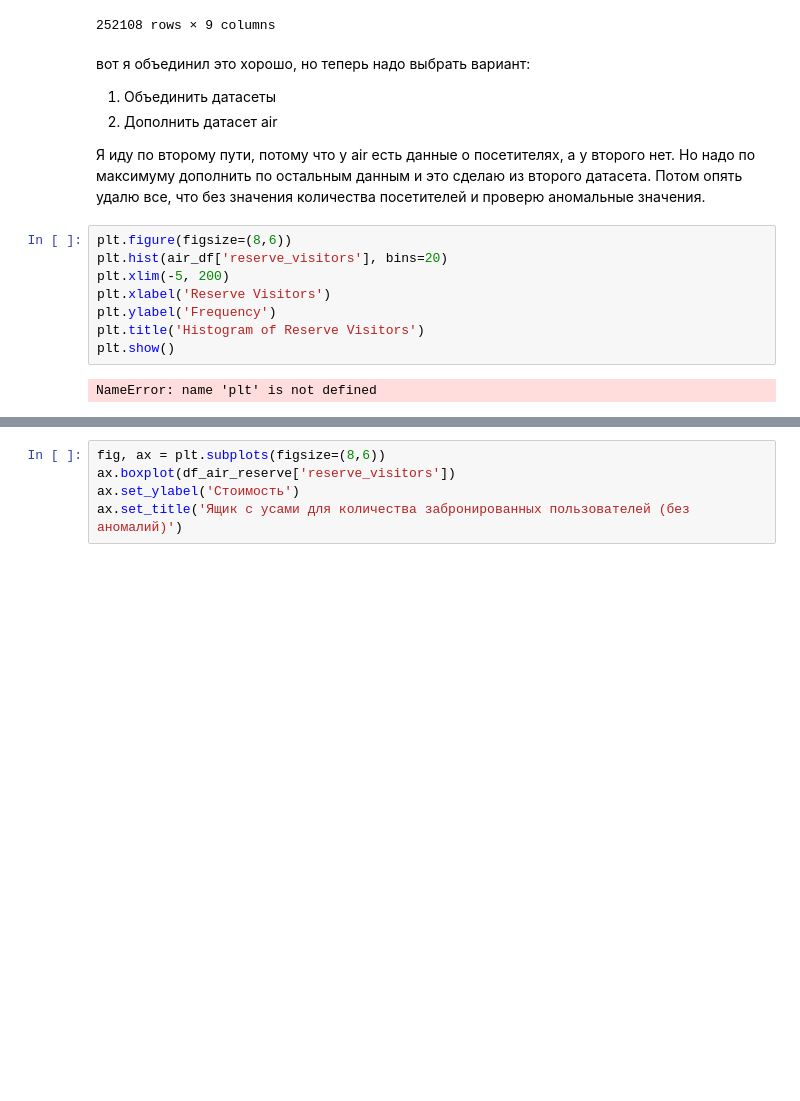
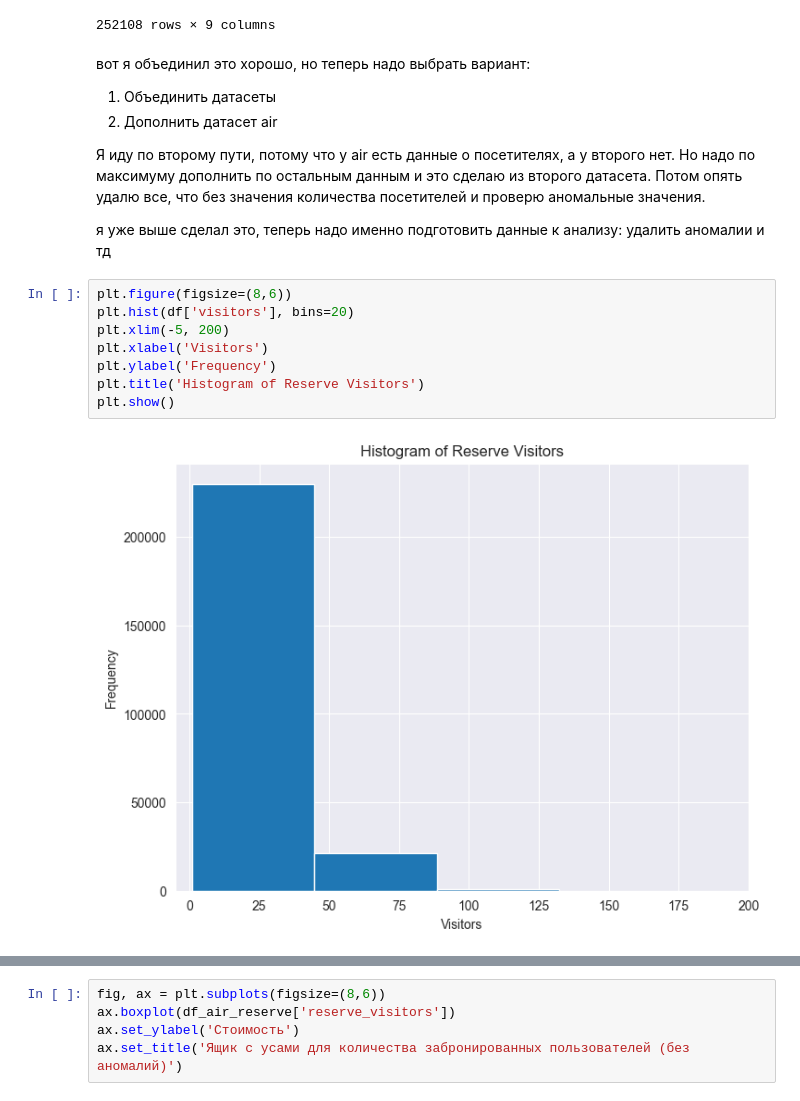
Before and after one commit to FEDOROV-ALEXANDER/ML_kurs2022, a Jupyter notebook: Homework/Homework2024/homework2024.ipynb, the cells around one changed output, grey strips where cells are left out. Drawn from its saved outputs; the diff is of its cells as text; blank space fills up the shorter version.

Commit message:
начал выделять аномалии

```diff
--- a/Homework/Homework2024/homework2024.ipynb
+++ b/Homework/Homework2024/homework2024.ipynb
@@ -525,15 +281,17 @@ df
 2. Дополнить датасет air
 
  Я иду по второму пути, потому что у air есть данные о посетителях, а у второго нет. Но надо по максимуму дополнить по остальным данным и это сделаю из второго датасета. Потом опять удалю все, что без значения количества посетителей и проверю аномальные значения.
+
+я уже выше сделал это, теперь надо именно подготовить данные к анализу: удалить аномалии и тд
 # %%
 plt.figure(figsize=(8,6))
-plt.hist(air_df['reserve_visitors'], bins=20)
+plt.hist(df['visitors'], bins=20)
 plt.xlim(-5, 200)
-plt.xlabel('Reserve Visitors')
+plt.xlabel('Visitors')
 plt.ylabel('Frequency')
 plt.title('Histogram of Reserve Visitors')
 plt.show()
 # %% [output]
-NameError: name 'plt' is not defined
+[figure, added]
 # %%
 fig, ax = plt.subplots(figsize=(8,6))
```
Also changed, not shown: parts of 32 cells of this notebook.
